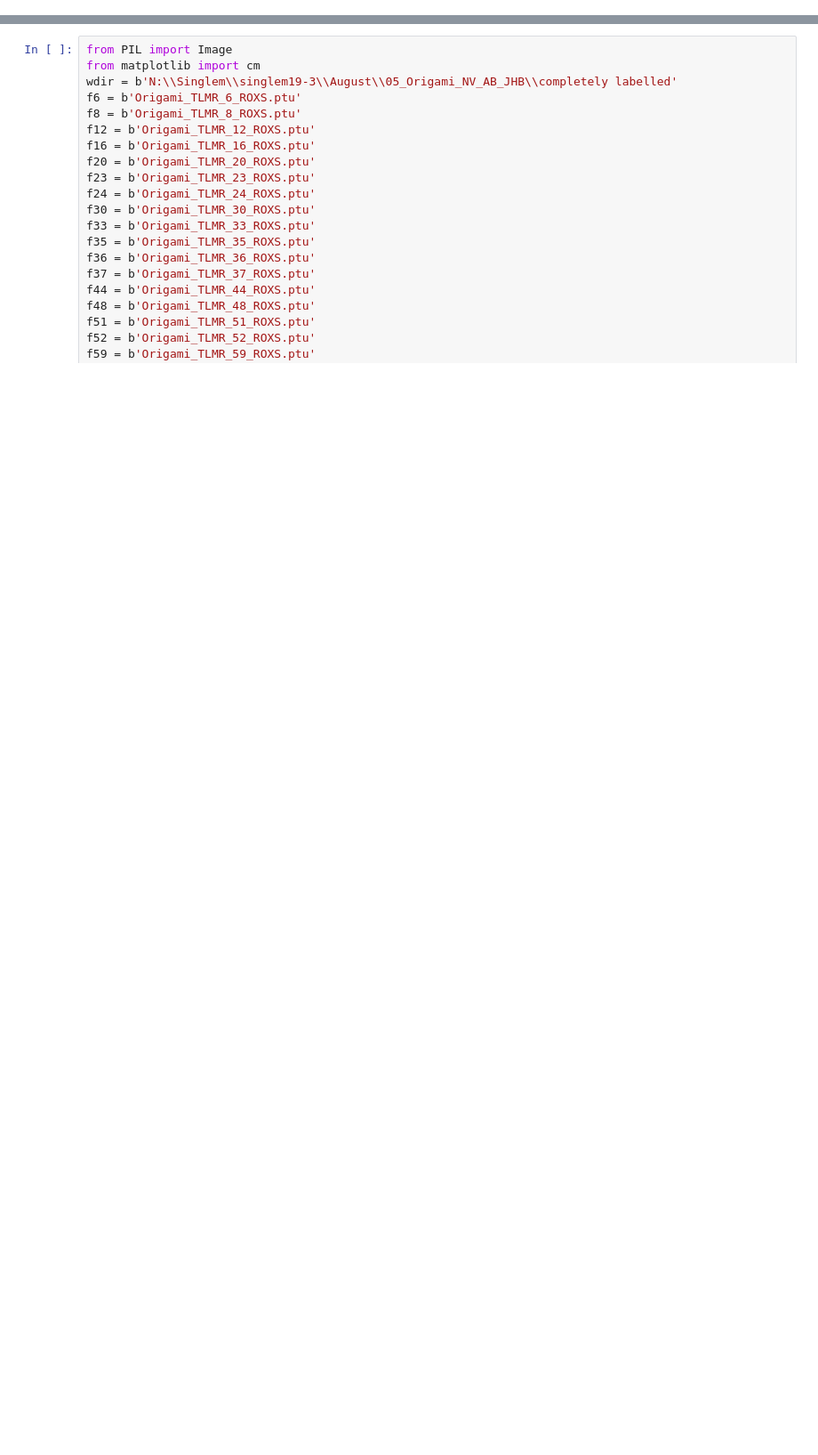
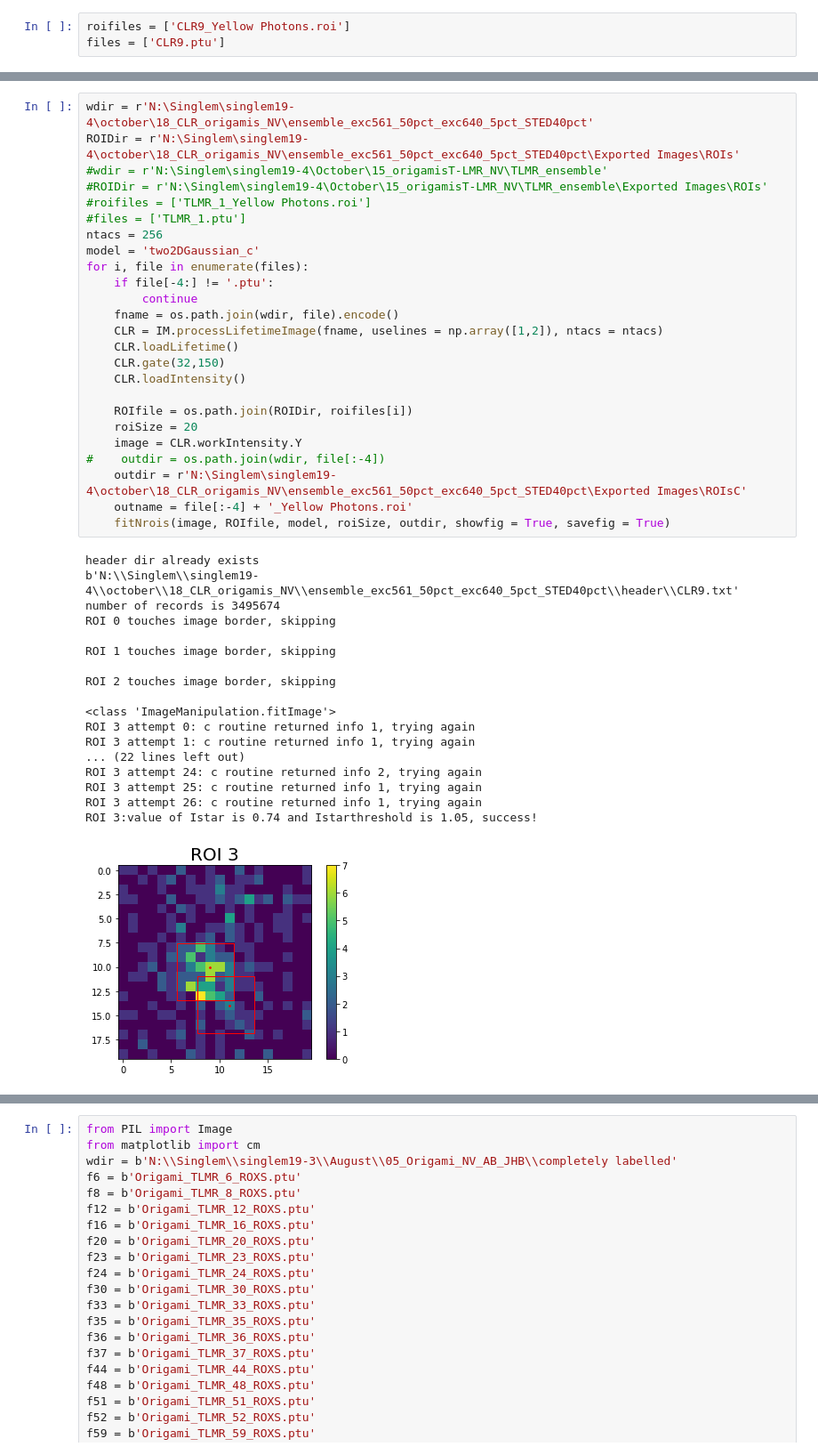
Before and after one commit to Fluorescence-Tools/Seidel, a Jupyter notebook: dev/ImageManipulation_dev.ipynb, the cells around one changed output, grey strips where cells are left out. Shown at 89% size. Drawn from its saved outputs; the diff is of its cells as text; blank space fills up the shorter version.

```diff
--- a/dev/ImageManipulation_dev.ipynb
+++ b/dev/ImageManipulation_dev.ipynb
@@ -85,0 +228,3 @@ N:\Singlem\singlem19-3\August\05_Origami_NV_AB_JHB\completely labelled\header\Or
+# %%
+roifiles = ['CLR9_Yellow Photons.roi']
+files = ['CLR9.ptu']
@@ -85,0 +236,44 @@ N:\Singlem\singlem19-3\August\05_Origami_NV_AB_JHB\completely labelled\header\Or
+# %%
+wdir = r'N:\Singlem\singlem19-4\october\18_CLR_origamis_NV\ensemble_exc561_50pct_exc640_5pct_STED40pct'
+ROIDir = r'N:\Singlem\singlem19-4\october\18_CLR_origamis_NV\ensemble_exc561_50pct_exc640_5pct_STED40pct\Exported Images\ROIs'
+#wdir = r'N:\Singlem\singlem19-4\October\15_origamisT-LMR_NV\TLMR_ensemble'
+#ROIDir = r'N:\Singlem\singlem19-4\October\15_origamisT-LMR_NV\TLMR_ensemble\Exported Images\ROIs'
+#roifiles = ['TLMR_1_Yellow Photons.roi']
+#files = ['TLMR_1.ptu']
+ntacs = 256
+model = 'two2DGaussian_c'
+for i, file in enumerate(files):
+    if file[-4:] != '.ptu':
+        continue
+    fname = os.path.join(wdir, file).encode()
+    CLR = IM.processLifetimeImage(fname, uselines = np.array([1,2]), ntacs = ntacs)
+    CLR.loadLifetime()
+    CLR.gate(32,150)
+    CLR.loadIntensity()
+
+    ROIfile = os.path.join(ROIDir, roifiles[i])
+    roiSize = 20
+    image = CLR.workIntensity.Y
+#    outdir = os.path.join(wdir, file[:-4])
+    outdir = r'N:\Singlem\singlem19-4\october\18_CLR_origamis_NV\ensemble_exc561_50pct_exc640_5pct_STED40pct\Exported Images\ROIsC'
+    outname = file[:-4] + '_Yellow Photons.roi'
+    fitNrois(image, ROIfile, model, roiSize, outdir, showfig = True, savefig = True)
+# %% [output]
+header dir already exists
+b'N:\\Singlem\\singlem19-4\\october\\18_CLR_origamis_NV\\ensemble_exc561_50pct_exc640_5pct_STED40pct\\header\\CLR9.txt'
+number of records is 3495674
+ROI 0 touches image border, skipping
+
+ROI 1 touches image border, skipping
+
+ROI 2 touches image border, skipping
+
+<class 'ImageManipulation.fitImage'>
+ROI 3 attempt 0: c routine returned info 1, trying again
+ROI 3 attempt 1: c routine returned info 1, trying again
+... (22 lines left out)
+ROI 3 attempt 24: c routine returned info 2, trying again
+ROI 3 attempt 25: c routine returned info 1, trying again
+ROI 3 attempt 26: c routine returned info 1, trying again
+ROI 3:value of Istar is 0.74 and Istarthreshold is 1.05, success!
+[figure, added]
```
Also changed, not shown: parts of 12 cells of this notebook, 6 other files.
